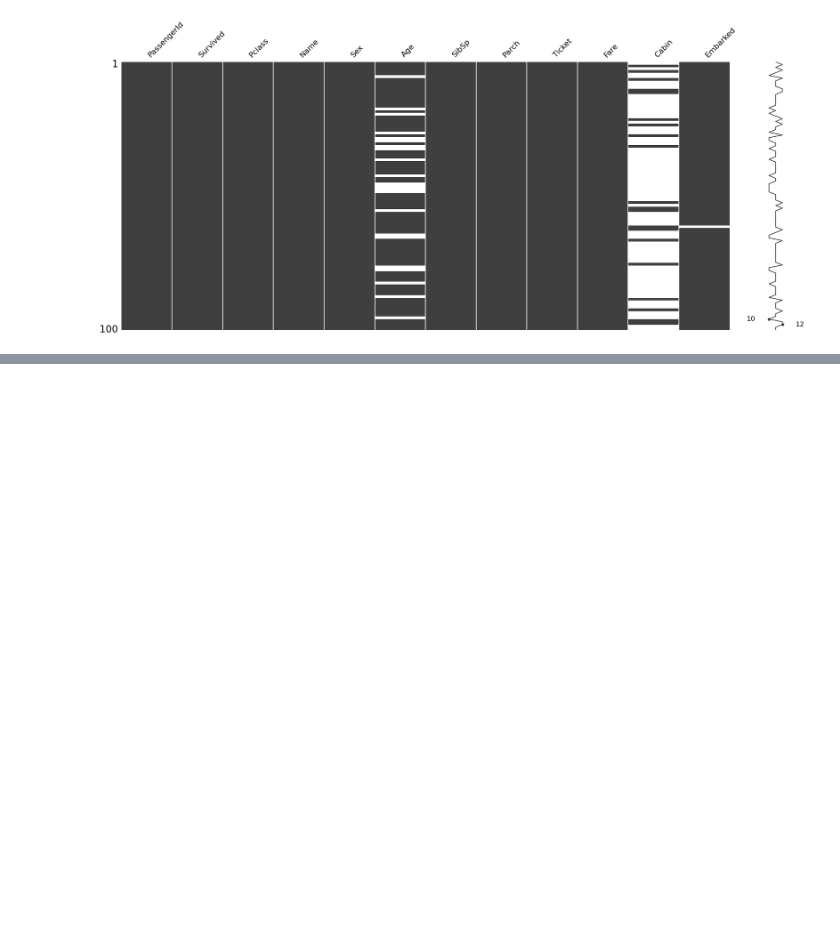
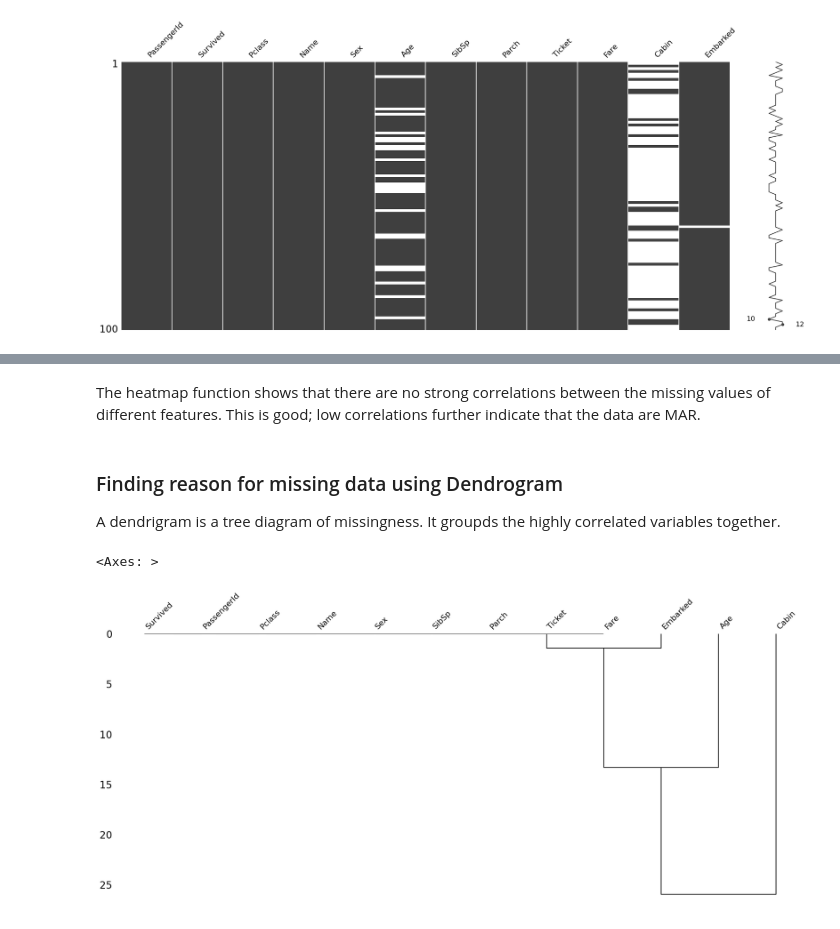
Before and after one commit to bhargav-borah/forked-practice-notebooks, a Jupyter notebook: a-guide-to-handling-missing-values-in-python/handling-missing-values.ipynb, the cells around one changed output, grey strips where cells are left out. Saved outputs shown, nothing was run; the diff lists cells and outputs as text; code cells hidden in the pictures; blank space fills up the shorter version.

```diff
--- a/a-guide-to-handling-missing-values-in-python/handling-missing-values.ipynb
+++ b/a-guide-to-handling-missing-values-in-python/handling-missing-values.ipynb
@@ -156,0 +190,10 @@ msno.matrix(train_df.head(100))
+# %% [markdown]
+The heatmap function shows that there are no strong correlations between the missing values of different features. This is good; low correlations further indicate that the data are MAR.
+# %% [markdown]
+### Finding reason for missing data using Dendrogram
+A dendrigram is a tree diagram of missingness. It groupds the highly correlated variables together.
+# %%
+msno.dendrogram(train_df)
+# %% [output]
+<Axes: >
+[figure, added]
```
Also changed, not shown: parts of 7 cells of this notebook.
